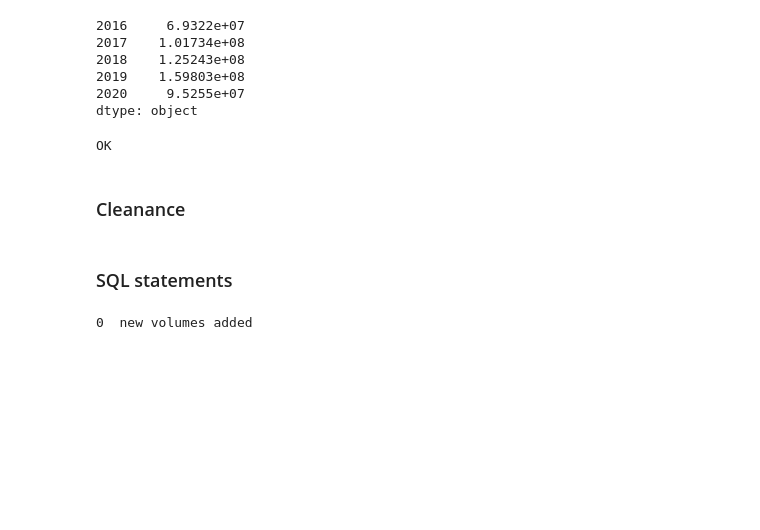
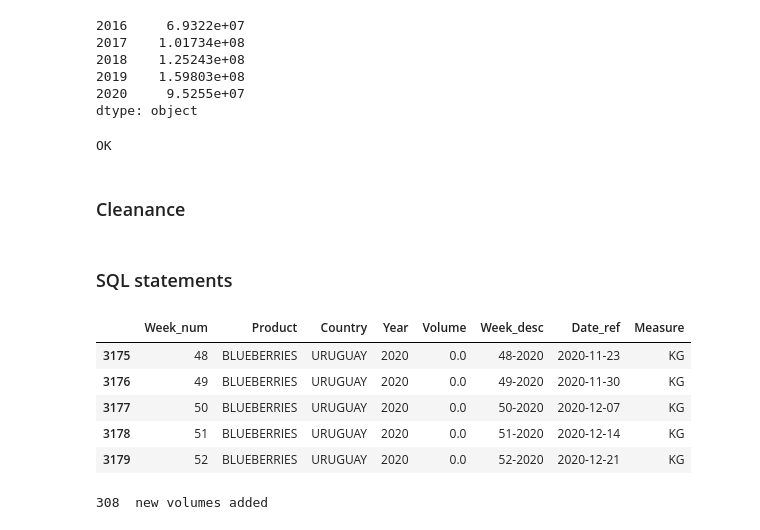
Before and after one commit to matozqui/Berries_Pricing, a Jupyter notebook: Spain/ES_Prices_1_Load.ipynb, the cells around one changed output. Saved outputs shown, nothing was run; the diff lists cells and outputs as text; code cells hidden in the pictures; blank space fills up the shorter version.

```diff
--- a/Spain/ES_Prices_1_Load.ipynb
+++ b/Spain/ES_Prices_1_Load.ipynb
@@ -234,3 +234,12 @@ volume['Date_ref'] = volume['Week_desc'].apply(lambda x: datetime.datetime.strpt
 volume['Measure'] = 'KG'
 # %% [markdown]
 ### SQL statements
+# %%
+volume.tail()
+# %% [output]
+|  | Week_num | Product | Country | Year | Volume | Week_desc | Date_ref | Measure |
+| 3175 | 48 | BLUEBERRIES | URUGUAY | 2020 | 0.0 | 48-2020 | 2020-11-23 | KG |
+| 3176 | 49 | BLUEBERRIES | URUGUAY | 2020 | 0.0 | 49-2020 | 2020-11-30 | KG |
+| 3177 | 50 | BLUEBERRIES | URUGUAY | 2020 | 0.0 | 50-2020 | 2020-12-07 | KG |
+| 3178 | 51 | BLUEBERRIES | URUGUAY | 2020 | 0.0 | 51-2020 | 2020-12-14 | KG |
+| 3179 | 52 | BLUEBERRIES | URUGUAY | 2020 | 0.0 | 52-2020 | 2020-12-21 | KG |
@@ -237,26 +501,33 @@ volume['Measure'] = 'KG'
 # %%
 import pyodbc
-from datetime import datetime
+from datetime import datetime, timedelta
+
 connStr = pyodbc.connect('DRIVER={ODBC Driver 13 for SQL Server};SERVER=bipro02\\adminbi;DATABASE=Prices;Trusted_Connection=yes')
 cursor = connStr.cursor()
 
-qry_max_date = "SELECT max(Date_ref) FROM [Prices].[dbo].[volumes]"
-max_date = pd.read_sql(qry_max_date, connStr)
+# Delete all data with volumes dates greater than the ndays parameter last days from today
+N = 60
+rep_date = datetime.now().date() - timedelta(days=N)
+qry_delete = f"DELETE FROM [Prices].[dbo].[volumes] where cast([Country] as nvarchar) = cast('EU' as nvarchar) and Date_volume > '{rep_date}'"
+cursor.execute(qry_delete)
+
+# Load all data with volumes dates greater than the ndays parameter last days from today
 upd = 0
 
 try:
     for index,row in volume.iterrows():
-        if row['Date_ref'] > max_date.loc[0].values[0]: # Python line date must be greater than the max date in SQL table
-            cursor.execute("INSERT INTO dbo.volumes([Product],[Volume],[Country],[Measure],[Date_ref],[Week_desc],[Week_num],[Year_num]) values (?,?,?,?,?,?,?,?)",row['Product'],row['Volume'],row['Country'],row['Measure'],row['Date_ref'],row['Week_desc'],row['Week_num'],row['Year'])
+        if row['Date_ref'] > rep_date: # Python volumes line date must be greater than the max date in SQL table
+            cursor.execute("INSERT INTO dbo.volumes([Product],[Country],[Region],[Trade_Type],[Trade_Country],[Category],[Package],[Transport],[Campaign],[Campaign_wk],[Date_volume],[Measure],[Volume],[Updated]) values (?,?,?,?,?,?,?,?,?,?,?,?,?,?)",row['Product'],'EU','','Import',row['Country'],'std','std','na',row['Year'],row['Week_num'],row['Date_ref'],'KG',row['Volume'],datetime.now().strftime("%Y-%m-%d %H:%M:%S"))
             connStr.commit()
             upd += 1
 except TypeError: # If there volume is null no posibility to compare operands
     for index,row in volume.iterrows(): # When there are no volumes in SQL
-        cursor.execute("INSERT INTO dbo.volumes([Product],[Volume],[Country],[Measure],[Date_ref],[Week_desc],[Week_num],[Year_num]) values (?,?,?,?,?,?,?,?)",row['Product'],row['Volume'],row['Country'],row['Measure'],row['Date_ref'],row['Week_desc'],row['Week_num'],row['Year'])
+        cursor.execute("INSERT INTO dbo.volumes([Product],[Country],[Region],[Trade_Type],[Trade_Country],[Category],[Package],[Transport],[Campaign],[Campaign_wk],[Date_volume],[Measure],[Volume],[Updated]) values (?,?,?,?,?,?,?,?,?,?,?,?,?,?)",row['Product'],'EU','','Import',label_trade_countries(row['Country']),'std','std','na',row['Year'],row['Week_num'],row['Date_ref'],'KG',row['Volume'],datetime.now().strftime("%Y-%m-%d %H:%M:%S"))
         connStr.commit()
         upd += 1
+print(upd," new volumes added")
+
 cursor.close()
 connStr.close()
-print(upd," new volumes added")
 # %% [output]
-0  new volumes added
+308  new volumes added
```
Also changed, not shown: parts of 2 cells of this notebook, 15 other files.
